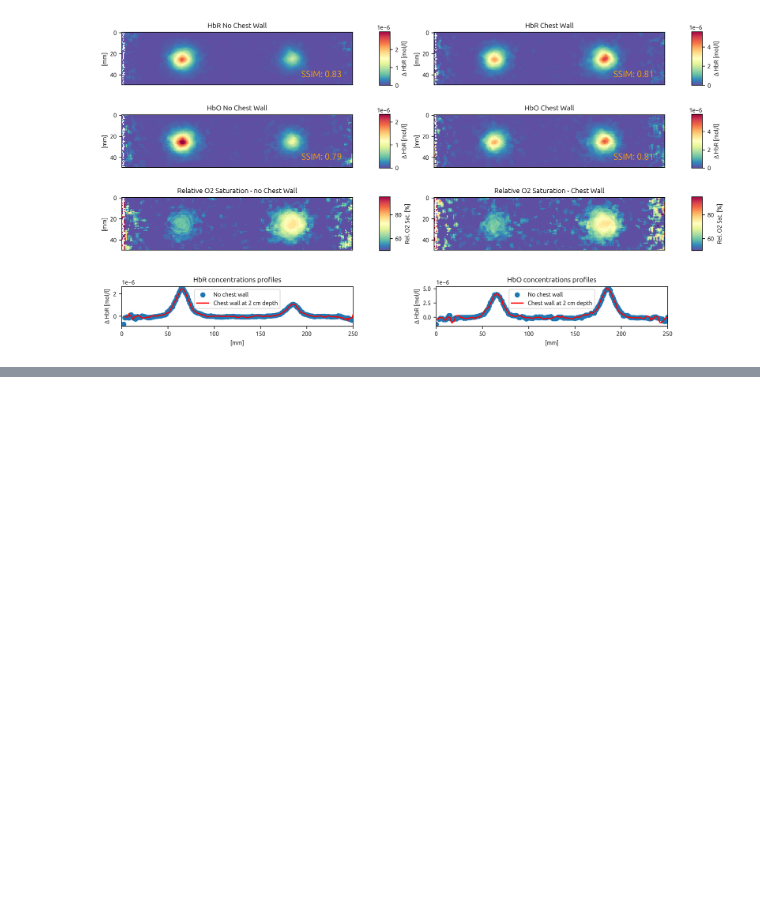
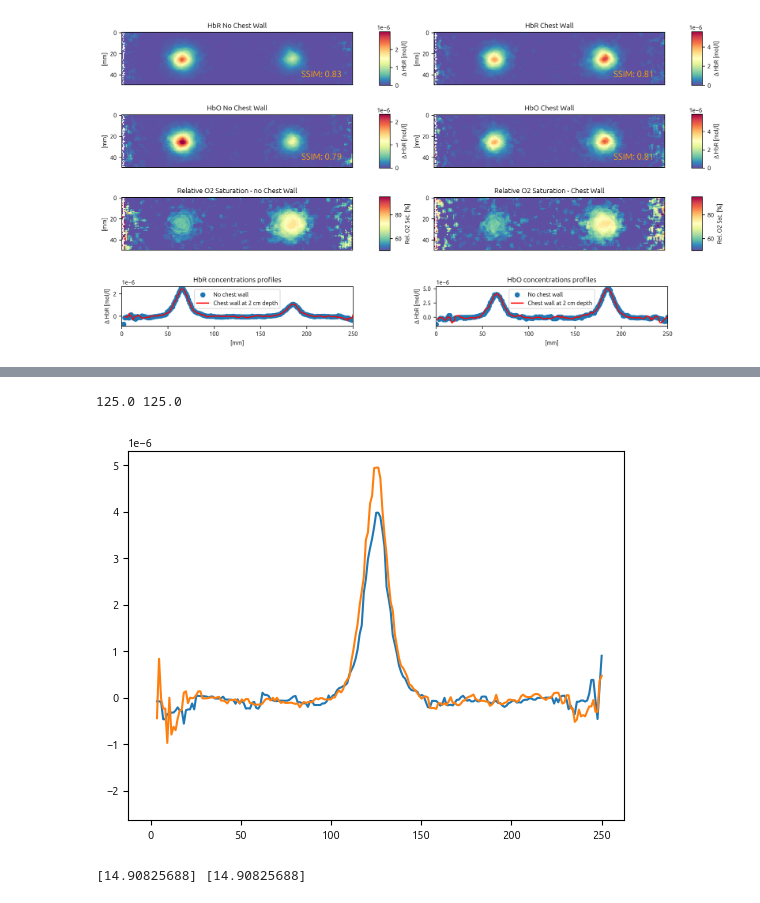
Before and after one commit to nicocarbone/MamoRefCodePublic, a Jupyter notebook: MamoRefRecon2D_MC_Chest.ipynb, the cells around one changed output, grey strips where cells are left out. Cells and saved outputs as stored; diff of their text form; code cells hidden in the pictures; blank space fills up the shorter version.

Commit message:
Added computation of position an FWHM of the inclusions.

```diff
--- a/MamoRefRecon2D_MC_Chest.ipynb
+++ b/MamoRefRecon2D_MC_Chest.ipynb
@@ -592,0 +601,19 @@ plt.show()
+# %%
+y_scale = x_scale
+profY_inc1_HbO_noCW = OxyMap_2D_filtered[:, np.nanargmax(prof_HbO_noCW[0:100])]
+profY_inc2_HbO_noCW = OxyMap_2D_filtered[:, 150+np.nanargmax(prof_HbO_noCW[150:240])]
+
+plt.plot(y_scale, profY_inc1_HbO_noCW)
+plt.plot(y_scale, profY_inc2_HbO_noCW)
+yPosInc1 = y_scale[np.nanargmax(profY_inc1_HbO_noCW)]
+yPosInc2 = y_scale[np.nanargmax(profY_inc1_HbO_noCW)]
+print(yPosInc1, yPosInc2)
+# %% [output]
+125.0 125.0
+[figure, added]
+# %%
+FWHMInc1 = aux.FWHM(y_scale,profY_inc1_HbO_noCW)
+FWHMInc2 = aux.FWHM(y_scale,profY_inc2_HbO_noCW)
+print(FWHMInc1, FWHMInc2)
+# %% [output]
+[14.90825688] [14.90825688]
```
Also changed, not shown: parts of 1 cell of this notebook, 1 other file.
